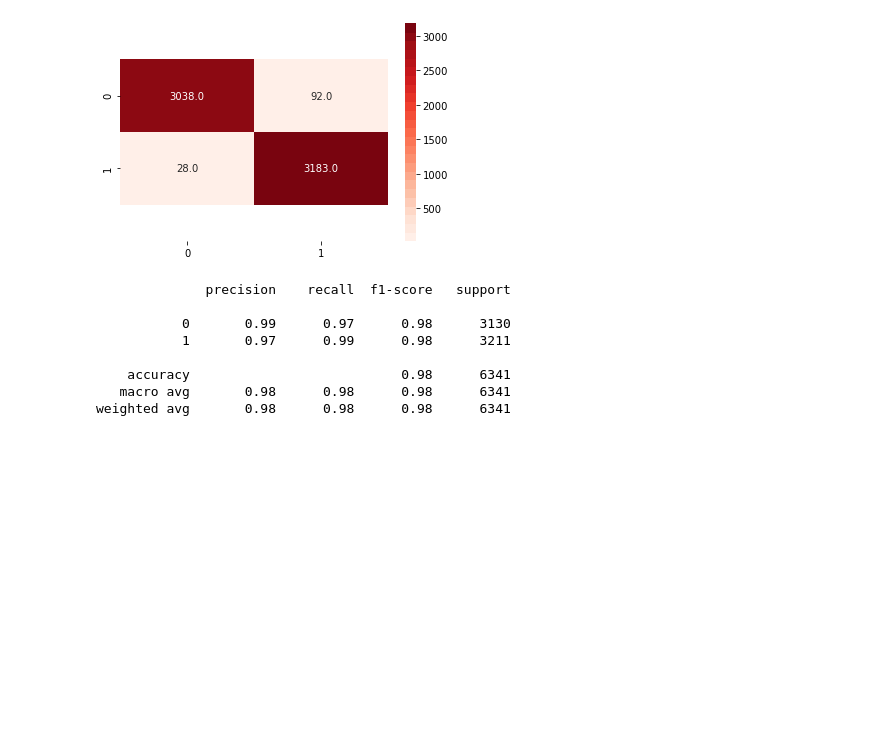
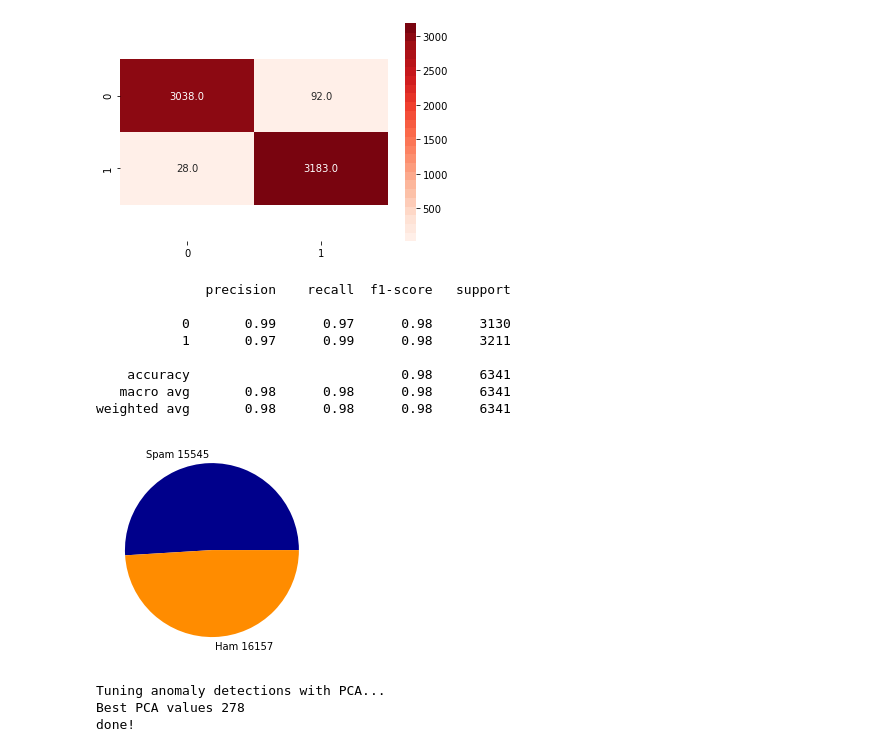
Before and after one commit to Elmaravilla7/ProjML, a Jupyter notebook: Untitled2.ipynb, the cells around one changed output. Cells and saved outputs as stored; diff of their text form; code cells hidden in the pictures; blank space fills up the shorter version.

```diff
--- a/Untitled2.ipynb
+++ b/Untitled2.ipynb
@@ -511,3 +500,16 @@ confusionMat(nn_clf_t,X_test,y_test,1)
     accuracy                           0.98      6341
    macro avg       0.98      0.98      0.98      6341
 weighted avg       0.98      0.98      0.98      6341
+# %%
+X=np.load("C://Users//emiliocasella//Desktop//ProgettoML//list1.npy")
+y=np.load("C://Users//emiliocasella//Desktop//ProgettoML//list2.npy")
+dataFrame=pd.DataFrame(list(zip(X,y)),
+                        columns =['text', 'target']).sample(frac=1).reset_index(drop=True)
+pie=dataFrame['target'].value_counts()
+correctData=dataFrame[dataFrame['target']==1]
+anomalyData=dataFrame[dataFrame['target']==0]
+labels=["Spam "+str(pie[0]),"Ham "+str(pie[1])]
+plt.pie(pie, labels=labels,colors=['darkblue','darkorange'])
+plt.show()
+# %% [output]
+[figure, added]
@@ -513,0 +637,6 @@ weighted avg       0.98      0.98      0.98      6341
+# %%
+model,correct_error,anomaly_error,values,predictions,labels=MyClassificatorAnomaly().transform(correctData, anomalyData)
+# %% [output]
+Tuning anomaly detections with PCA...
+Best PCA values 278
+done!
```
Also changed, not shown: parts of 8 cells of this notebook.
